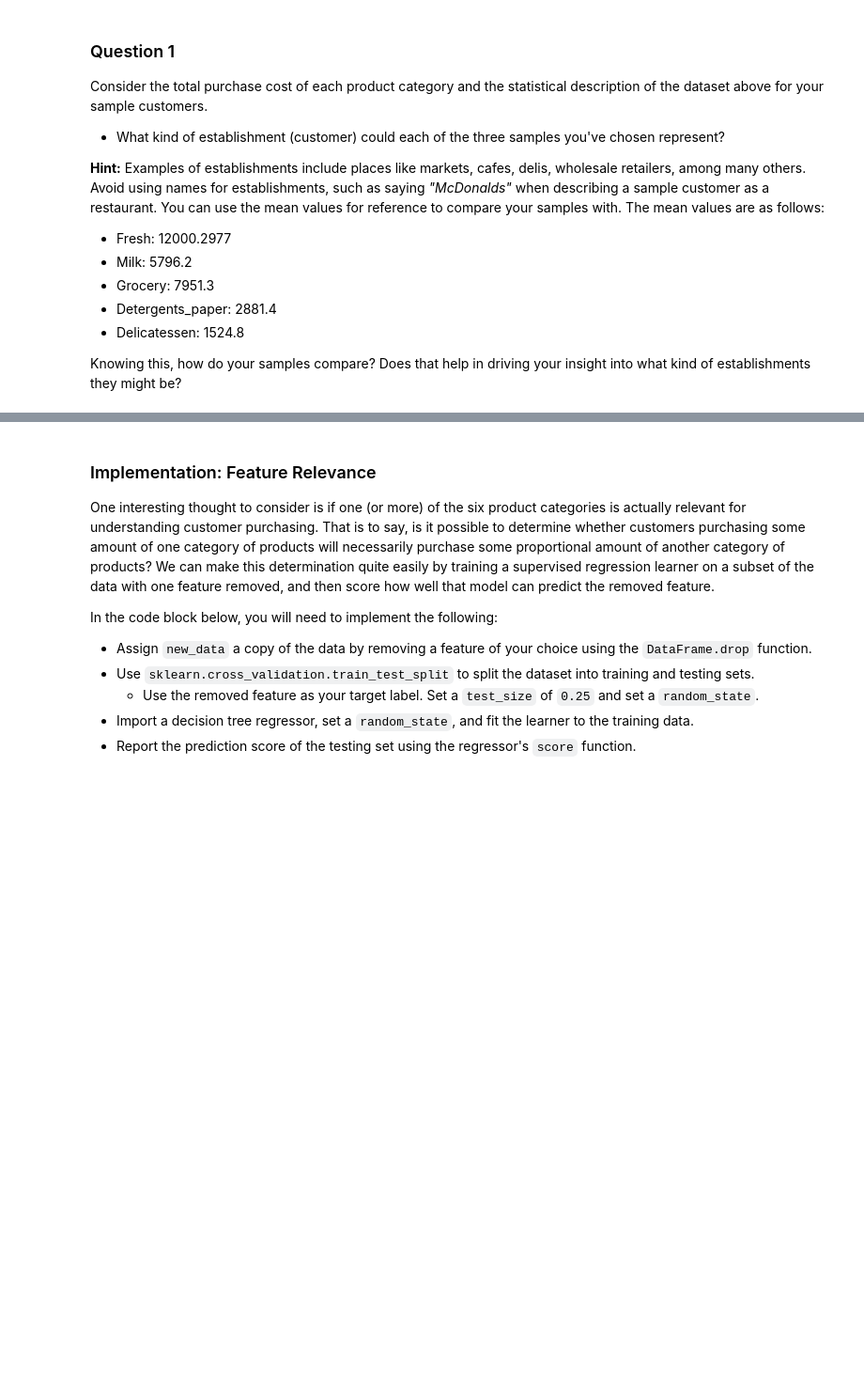
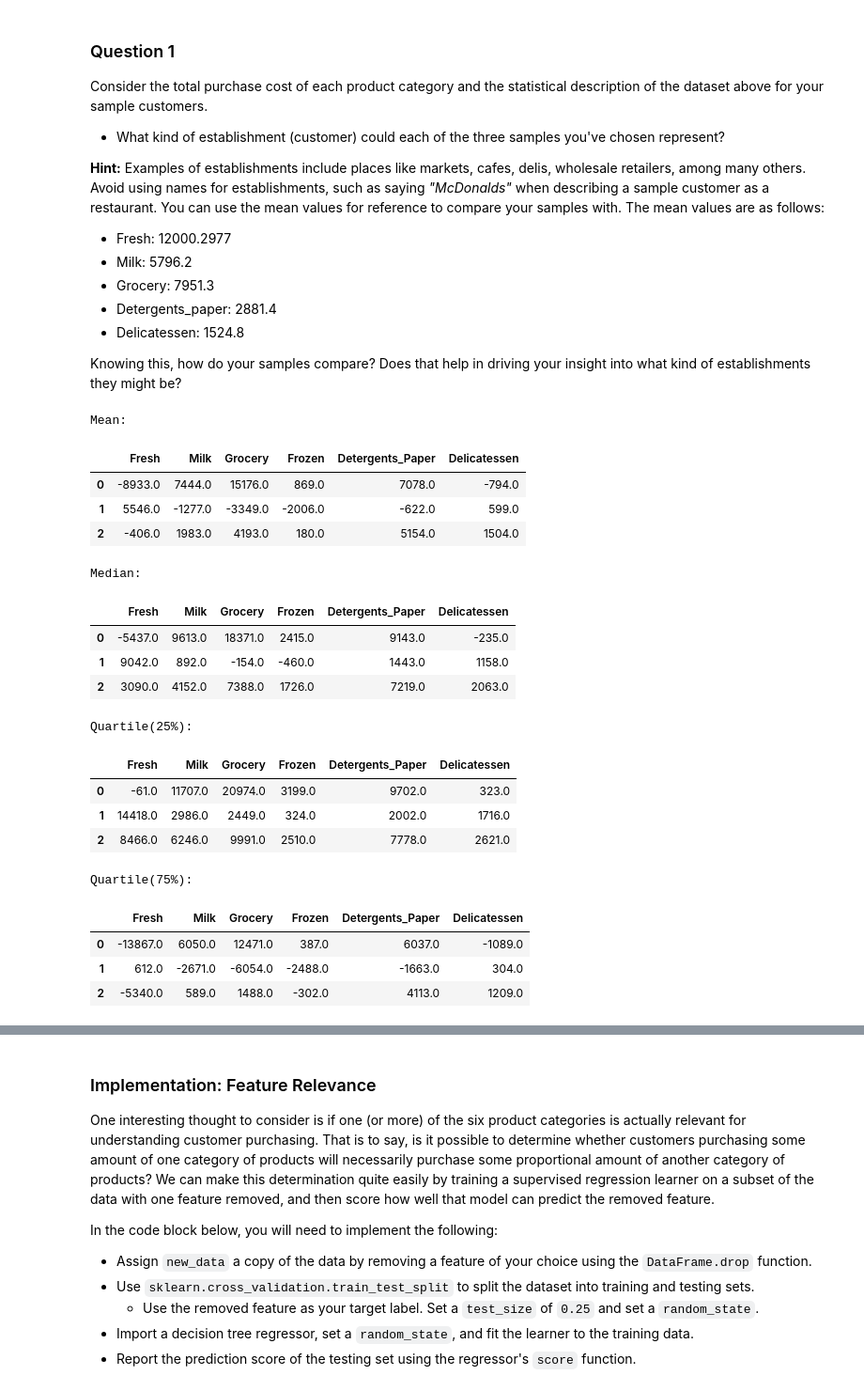
Before and after one commit to josiasMO/customer_segments, a Jupyter notebook: customer_segments.ipynb, the cells around one changed output, grey strips where cells are left out. Shown at 94% size. Drawn from its saved outputs; the diff is of its cells as text; code cells hidden in the pictures; blank space fills up the shorter version.

```diff
--- a/customer_segments.ipynb
+++ b/customer_segments.ipynb
@@ -88,5 +88,38 @@ Consider the total purchase cost of each product category and the statistical de
 * Delicatessen: 1524.8
 
 Knowing this, how do your samples compare? Does that help in driving your insight into what kind of establishments they might be?
+# %%
+print("\nMean: ")
+display(samples - np.round(data.mean()))
+
+print("\nMedian: ")
+display(samples - np.round(data.median()))
+
+print("\nQuartile(25%): ")
+display(samples - np.round(data.quantile(0.25)))
+
+print("\nQuartile(75%): ")
+display(samples - np.round(data.quantile(0.75)))
+# %% [output]
+Mean:
+|  | Fresh | Milk | Grocery | Frozen | Detergents_Paper | Delicatessen |
+| 0 | -8933.0 | 7444.0 | 15176.0 | 869.0 | 7078.0 | -794.0 |
+| 1 | 5546.0 | -1277.0 | -3349.0 | -2006.0 | -622.0 | 599.0 |
+| 2 | -406.0 | 1983.0 | 4193.0 | 180.0 | 5154.0 | 1504.0 |
+Median:
+|  | Fresh | Milk | Grocery | Frozen | Detergents_Paper | Delicatessen |
+| 0 | -5437.0 | 9613.0 | 18371.0 | 2415.0 | 9143.0 | -235.0 |
+| 1 | 9042.0 | 892.0 | -154.0 | -460.0 | 1443.0 | 1158.0 |
+| 2 | 3090.0 | 4152.0 | 7388.0 | 1726.0 | 7219.0 | 2063.0 |
+Quartile(25%):
+|  | Fresh | Milk | Grocery | Frozen | Detergents_Paper | Delicatessen |
+| 0 | -61.0 | 11707.0 | 20974.0 | 3199.0 | 9702.0 | 323.0 |
+| 1 | 14418.0 | 2986.0 | 2449.0 | 324.0 | 2002.0 | 1716.0 |
+| 2 | 8466.0 | 6246.0 | 9991.0 | 2510.0 | 7778.0 | 2621.0 |
+Quartile(75%):
+|  | Fresh | Milk | Grocery | Frozen | Detergents_Paper | Delicatessen |
+| 0 | -13867.0 | 6050.0 | 12471.0 | 387.0 | 6037.0 | -1089.0 |
+| 1 | 612.0 | -2671.0 | -6054.0 | -2488.0 | -1663.0 | 304.0 |
+| 2 | -5340.0 | 589.0 | 1488.0 | -302.0 | 4113.0 | 1209.0 |
 # %% [markdown]
 **Answer:**
```
Also changed, not shown: parts of 5 cells of this notebook, 1 other file.
